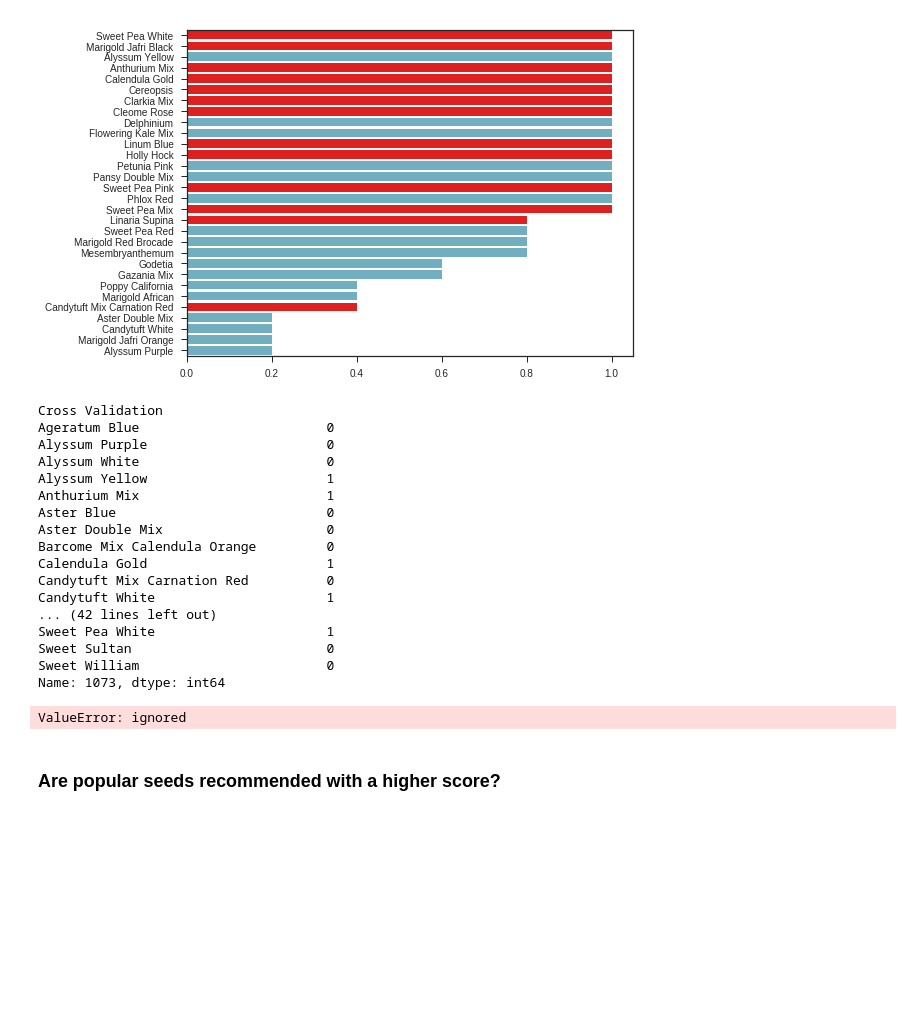
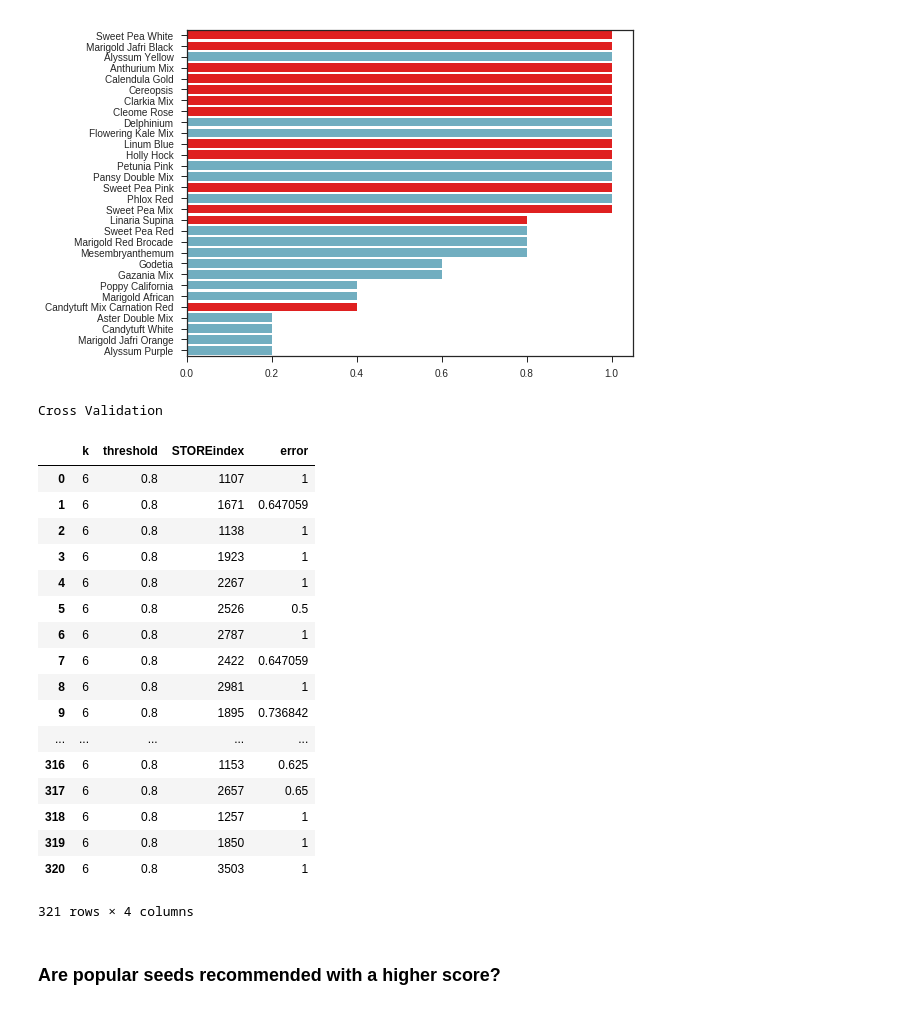
Before and after one commit to juggernautTress/Edelweiss, a Jupyter notebook: Analysis.ipynb, the cells around one changed output. Drawn from its saved outputs; the diff is of its cells as text; code cells hidden in the pictures; blank space fills up the shorter version.

```diff
--- a/Analysis.ipynb
+++ b/Analysis.ipynb
@@ -202,20 +202,17 @@ Most of the stores buy anywhere between 35 and 55 seeds.
 from sklearn.neighbors import NearestNeighbors
 from sklearn.model_selection import ShuffleSplit
 rs = ShuffleSplit(n_splits=1, test_size=.2, random_state=0)
-X= flwseeds.drop(columns=['STORE CODE','Total'])
+X= flwseeds.drop(columns=['Total','STORE CODE'])
 split_index = rs.split(X)
 train_index, test_index = list(split_index)[0]
 X_train = X.iloc[train_index]
 X_test = X.iloc[test_index]
+X_test_STORECODE = flwseeds.iloc[test_index]["STORE CODE"]
 neigh = NearestNeighbors().fit(X_train)
 # %%
 from numpy.random import choice as sample
 def hide_seeds(ori_vector=None,fraction_to_hide=None, k = None):
-  if isinstance(ori_vector, pd.DataFrame):
-    seeds_bought = list(ori_vector.columns[(ori_vector ==1).iloc[0]])
-  if isinstance(ori_vector,pd.Series):
-    seeds_bought = list(ori_vector[ori_vector > 0])
-
+  seeds_bought = list(ori_vector.columns[(ori_vector >0 ).iloc[0]])
   num_of_purchases = len(seeds_bought)
   if k == None:
     num_2hide = int(num_of_purchases * fraction_to_hide)
@@ -224,6 +221,7 @@ def hide_seeds(ori_vector=None,fraction_to_hide=None, k = None):
   else:
     num_2hide = num_of_purchases - k
     if num_2hide < 1:
+      print ("choose another query",num_of_purchases,k)
       return None, None
 
   seeds_hidden = sample(seeds_bought,num_2hide,replace=False)
@@ -273,50 +271,61 @@ Did the recommender system recommend all seeds hidden in the test set? -- True [
 # %%
 from __future__ import division
 #3. compare to test:
 print ("Cross Validation")
 # set threshold (eg. score strength  > 0.5)
+
+'''
 threshold_recmnd = 0.8 # strong recommedations only
 k = 6 # number of items to use for nearest neighbours search
-
+'''
 def CrossValidate(threshold_recmnd=0.8,k=6):
-  CV = pd.DataFrame(columns=["k","threshold","STOREindex","error"])
-  for index in X_test.index:
-    store_query = X_test.loc[index]
+  numberOfRows = X_test.shape[0]
+  CV = pd.DataFrame(index=np.arange(0, numberOfRows),columns=["k","threshold","STOREindex","error"])
+  for i, index in enumerate(X_test.index):
+    store_query = X_test.loc[index].to_frame().T
     store_query,test_recommn = hide_seeds(store_query,k=k)
+    if not isinstance(store_query, pd.DataFrame): continue
     score = Recommendation(neigh, store_query,X_train,threshold_recmnd)
-    correct_recommendations = set(test_recommn)-set(score.index)
-    error = len(correct_recommendations)/len(test_recommn)
-    CV.append([k,threshold,store_query.index,error])
+    if not isinstance(score,pd.Series): continue
+    if not score.empty :
+      correct_recommendations = set(test_recommn)-set(score.index)
+      error = 1. -  len(correct_recommendations)/len(test_recommn)
+    else:
+      error = 1.
+    CV.iloc[i] = [k,threshold_recmnd,X_test_STORECODE.iloc[i],error]
   return CV
 
+k_values = [6,10,15,20,25,30,35]
+threshold
 CrossValidate()
 
 # does prediction propensity change based on number of input seeds?
 
 # how does the recommendation system do based on which seeds are hidden (popularity)?
 ## does it do better recommending popular seeds?
 ## how does it fare recommending unpopular seeds?
 
 #print(test_recommn) ## implement >> recomm with these scores
 # %% [output]
 Cross Validation
-Ageratum Blue                        0
-Alyssum Purple                       0
-Alyssum White                        0
-Alyssum Yellow                       1
-Anthurium Mix                        1
-Aster Blue                           0
-Aster Double Mix                     0
-Barcome Mix Calendula Orange         0
-Calendula Gold                       1
-Candytuft Mix Carnation Red          0
-Candytuft White                      1
-... (42 lines left out)
-Sweet Pea White                      1
-Sweet Sultan                         0
-Sweet William                        0
-Name: 1073, dtype: int64
+|  | k | threshold | STOREindex | error |
+| 0 | 6 | 0.8 | 1107 | 1 |
+| 1 | 6 | 0.8 | 1671 | 0.647059 |
+| 2 | 6 | 0.8 | 1138 | 1 |
+| 3 | 6 | 0.8 | 1923 | 1 |
+| 4 | 6 | 0.8 | 2267 | 1 |
+| 5 | 6 | 0.8 | 2526 | 0.5 |
+| 6 | 6 | 0.8 | 2787 | 1 |
+| 7 | 6 | 0.8 | 2422 | 0.647059 |
+| 8 | 6 | 0.8 | 2981 | 1 |
+| 9 | 6 | 0.8 | 1895 | 0.736842 |
+| ... | ... | ... | ... | ... |
+| 316 | 6 | 0.8 | 1153 | 0.625 |
+| 317 | 6 | 0.8 | 2657 | 0.65 |
+| 318 | 6 | 0.8 | 1257 | 1 |
+| 319 | 6 | 0.8 | 1850 | 1 |
+| 320 | 6 | 0.8 | 3503 | 1 |
-ValueError: ignored
+321 rows × 4 columns
 # %% [markdown]
 ### Are popular seeds recommended with a higher score?
 # %% [markdown]
```
Also changed, not shown: parts of 1 cell of this notebook.
